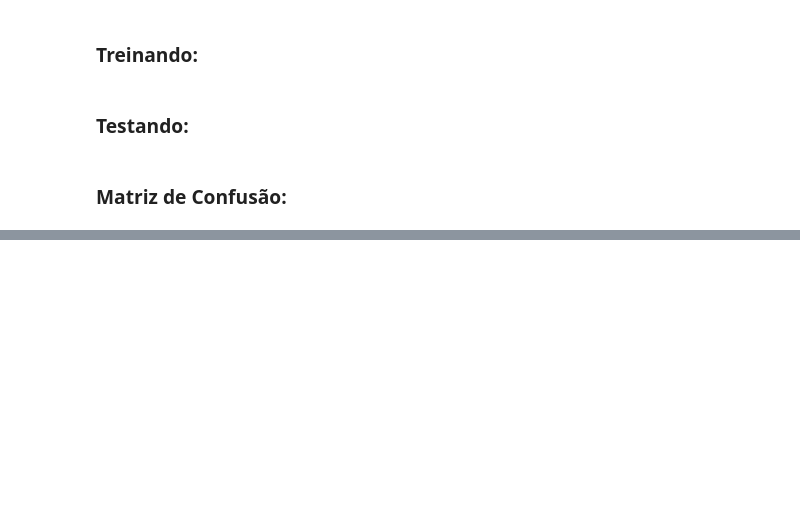
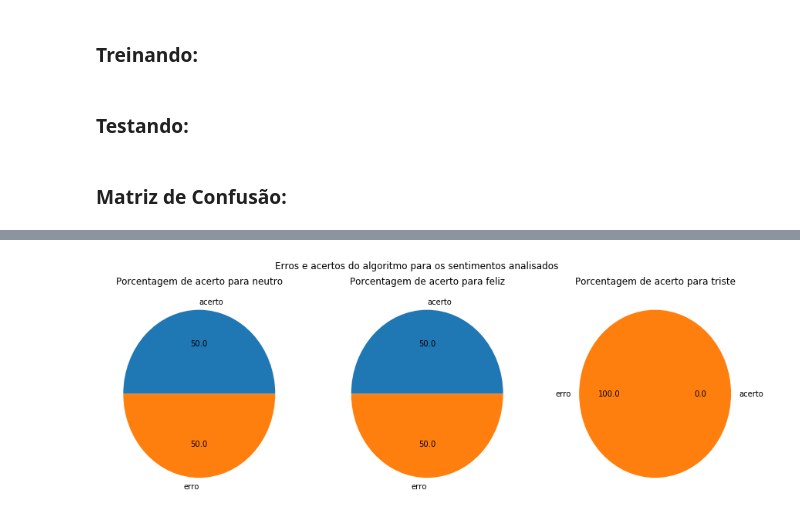
Before and after one commit to WarlenRodrigues/PyMotions, a Jupyter notebook: PyMotions.ipynb, the cells around one changed output, grey strips where cells are left out. Saved outputs shown, nothing was run; the diff lists cells and outputs as text; code cells hidden in the pictures; blank space fills up the shorter version.

```diff
--- a/PyMotions.ipynb
+++ b/PyMotions.ipynb
@@ -149,0 +165,16 @@ plt.show()
+# %%
+fig, axes = plt.subplots(1, 3,figsize=(15, 5))
+
+labels=["acerto","erro"]
+
+axes[0].pie(Neutro,autopct='%.1f',labels=labels)
+axes[0].set_title("Porcentagem de acerto para neutro")
+axes[1].pie(Feliz,autopct='%.1f',labels=labels)
+axes[1].set_title("Porcentagem de acerto para feliz")
+axes[2].pie(Triste,autopct='%.1f',labels=labels)
+axes[2].set_title("Porcentagem de acerto para triste")
+
+fig.suptitle('Erros e acertos do algoritmo para os sentimentos analisados')
+plt.show()
+# %% [output]
+[figure, added]
```
Also changed, not shown: parts of 3 cells of this notebook.
